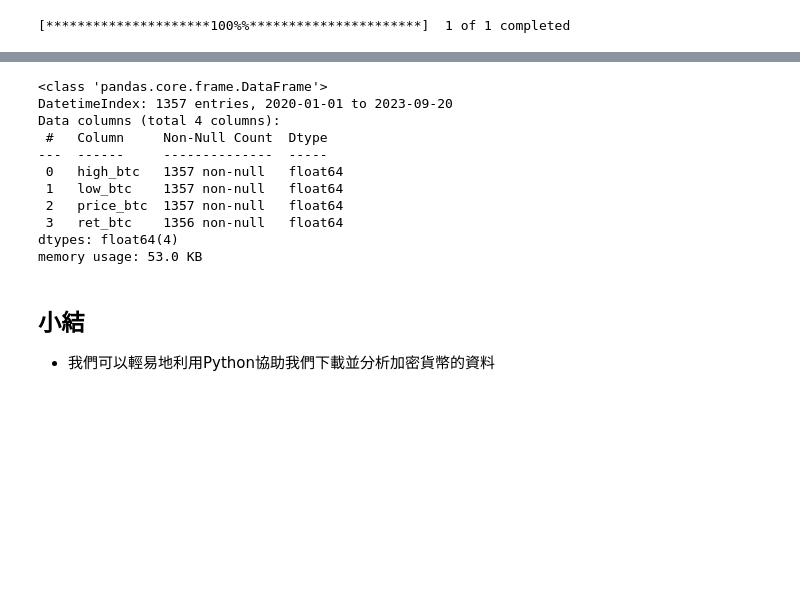
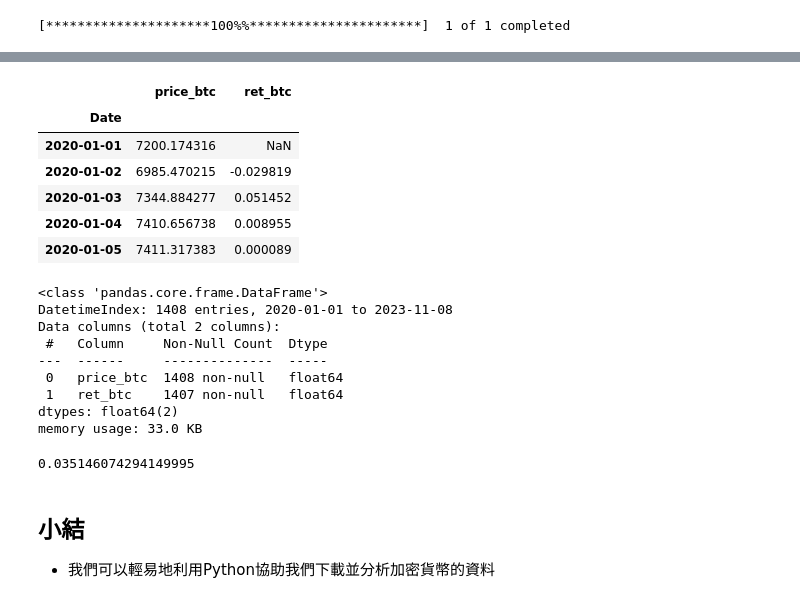
Before and after one commit to quetion/Crypto_fin, a Jupyter notebook: [Cryptofin]Hello_Python.ipynb, the cells around one changed output, grey strips where cells are left out. Cells and saved outputs as stored; diff of their text form; code cells hidden in the pictures; blank space fills up the shorter version.

```diff
--- a/[Cryptofin]Hello_Python.ipynb
+++ b/[Cryptofin]Hello_Python.ipynb
@@ -109,4 +116,4 @@ memory usage: 74.2 KB
 # %%
 # 6. 選取資料變數
-test = test[['High','Low','Adj Close']]
+test = test[['Adj Close']]
 test.head()
@@ -113,3 +128,4 @@ test.head()
 # %%
 # 7. 重新命名變數
-test.columns = ['high_btc','low_btc','price_btc']
+test.columns = ['price_btc']
+test.head()
@@ -116,24 +140,35 @@ test.columns = ['high_btc','low_btc','price_btc']
 # %%
 # 8. 建立每日報酬率
 test['ret_btc'] = test.price_btc.pct_change()
+test.head()
+# %% [output]
+|  | price_btc | ret_btc |
+| Date |  |  |
+| 2020-01-01 | 7200.174316 | NaN |
+| 2020-01-02 | 6985.470215 | -0.029819 |
+| 2020-01-03 | 7344.884277 | 0.051452 |
+| 2020-01-04 | 7410.656738 | 0.008955 |
+| 2020-01-05 | 7411.317383 | 0.000089 |
 # %%
 test.info()
 # %% [output]
 <class 'pandas.core.frame.DataFrame'>
-DatetimeIndex: 1357 entries, 2020-01-01 to 2023-09-20
-Data columns (total 4 columns):
+DatetimeIndex: 1408 entries, 2020-01-01 to 2023-11-08
+Data columns (total 2 columns):
  #   Column     Non-Null Count  Dtype
 ---  ------     --------------  -----
- 0   high_btc   1357 non-null   float64
- 1   low_btc    1357 non-null   float64
- 2   price_btc  1357 non-null   float64
- 3   ret_btc    1356 non-null   float64
-dtypes: float64(4)
-memory usage: 53.0 KB
+ 0   price_btc  1408 non-null   float64
+ 1   ret_btc    1407 non-null   float64
+dtypes: float64(2)
+memory usage: 33.0 KB
 # %%
 # 9. 建立每日高低價差
 # 10. 計算報酬率的平均值
+test.ret_btc.mean()
 # 11. 計算報酬率的標準差
+test.ret_btc.std()
+# %% [output]
+0.035146074294149995
 # %% [markdown]
 ## 小結
 - 我們可以輕易地利用Python協助我們下載並分析加密貨幣的資料
```
Also changed, not shown: parts of 25 cells of this notebook.
